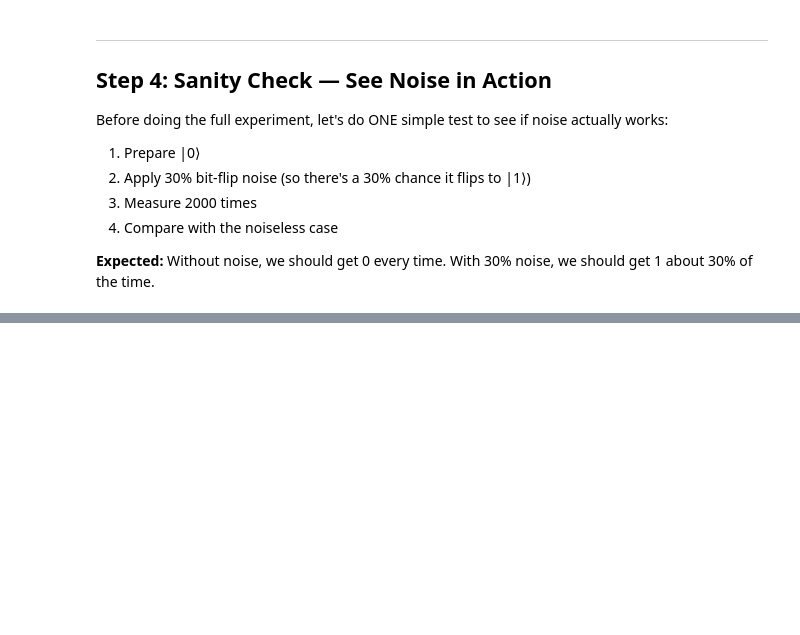
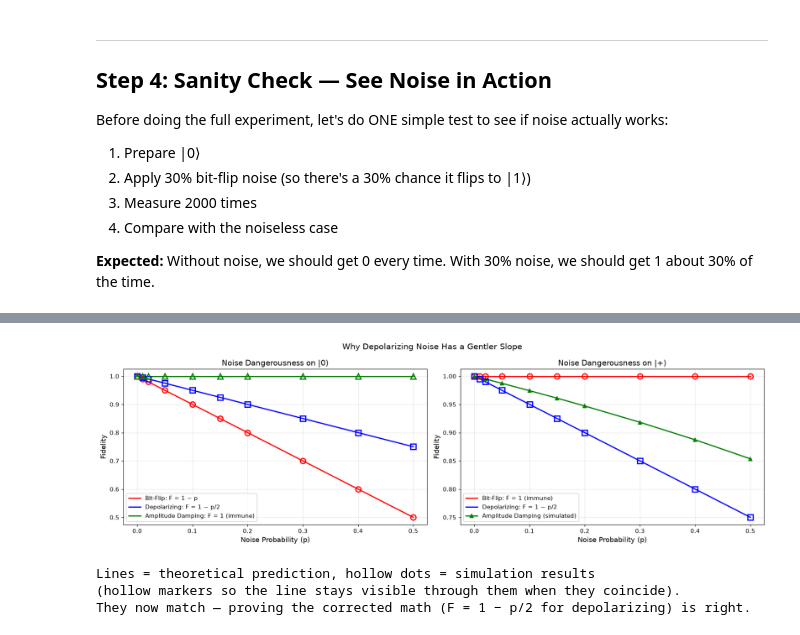
Before and after one commit to Suman-Maitreya/quantum-error-correction-simulation, a Jupyter notebook: Phase1_Noise_Simulation.ipynb, the cells around one changed output, grey strips where cells are left out. Drawn from its saved outputs; the diff is of its cells as text; code cells hidden in the pictures; blank space fills up the shorter version.

```diff
--- a/Phase1_Noise_Simulation.ipynb
+++ b/Phase1_Noise_Simulation.ipynb
@@ -322,0 +391,72 @@ print('• Depolarizing: ALL states get damaged — its the most destructive noi
+# %%
+# === THEORETICAL FIDELITY FORMULAS ===
+# Let's compute the exact theoretical fidelity for each noise type on each state
+# and compare with our simulation results to prove the math is correct.
+
+p_values = np.linspace(0, 0.50, 100)   # Smooth curve from 0% to 50%
+
+# Theoretical fidelity formulas:
+# Bit-Flip on |0⟩ or |1⟩:  F = 1 - p       (full damage)
+# Bit-Flip on |+⟩ or |−⟩:  F = 1.0          (immune)
+# Depolarizing on any state: F = 1 - p/2     (reduced damage — see Step 6 for why)
+# Amplitude Damping on |0⟩:  F = 1.0          (immune)
+# Amplitude Damping on |1⟩:  F = 1 - gamma    (full decay)
+
+fig, axes = plt.subplots(1, 2, figsize=(16, 5))
+
+# --- LEFT PLOT: Compare slopes for |0⟩ across noise types ---
+ax = axes[0]
+ax.plot(p_values, 1 - p_values, 'r-', linewidth=2, label='Bit-Flip: F = 1 − p')
+ax.plot(p_values, 1 - p_values/2, 'b-', linewidth=2, label='Depolarizing: F = 1 − p/2')
+ax.plot(p_values, np.ones_like(p_values), 'g-', linewidth=2, label='Amplitude Damping: F = 1 (immune)')
+
+# Overlay simulation data points for |0⟩. Markers are hollow (facecolor='none') so
+# that where prediction and simulation coincide, the theory line stays visible
+# right through the middle of the marker instead of being hidden underneath it.
+for noise_type, color, marker in [('Bit-Flip', 'red', 'o'), ('Depolarizing', 'blue', 's'), ('Amplitude Damping', 'green', '^')]:
+    subset = results_table[(results_table.noise_type == noise_type) & (results_table.state == '|0⟩')]
+    ax.plot(subset.noise_prob, subset.fidelity, marker, color=color, markersize=9,
+            markerfacecolor='none', markeredgewidth=2)
+
+ax.set_xlabel('Noise Probability (p)', fontsize=12)
+ax.set_ylabel('Fidelity', fontsize=12)
+ax.set_title('Noise Dangerousness on |0⟩', fontsize=13)
+ax.legend(fontsize=10)
+ax.grid(alpha=0.3)
+
+# --- RIGHT PLOT: Compare slopes for |+⟩ across noise types ---
+ax = axes[1]
+ax.plot(p_values, np.ones_like(p_values), 'r-', linewidth=2, label='Bit-Flip: F = 1 (immune)')
+ax.plot(p_values, 1 - p_values/2, 'b-', linewidth=2, label='Depolarizing: F = 1 − p/2')
+
+# For amplitude damping on |+⟩, the formula is more complex:
+# F = (1 + sqrt(1 - gamma))^2 / 4 + (1 - sqrt(1 - gamma))^2 / 4 ...
+# We just use simulation data points here
+subset_ad = results_table[(results_table.noise_type == 'Amplitude Damping') & (results_table.state == '|+⟩')]
+ax.plot(subset_ad.noise_prob, subset_ad.fidelity, '^-', color='green', linewidth=2, label='Amplitude Damping (simulated)')
+
+# Overlay simulation data points for |+⟩ (hollow markers, same reasoning as above)
+for noise_type, color, marker in [('Bit-Flip', 'red', 'o'), ('Depolarizing', 'blue', 's')]:
+    subset = results_table[(results_table.noise_type == noise_type) & (results_table.state == '|+⟩')]
+    ax.plot(subset.noise_prob, subset.fidelity, marker, color=color, markersize=9,
+            markerfacecolor='none', markeredgewidth=2)
+
+ax.set_xlabel('Noise Probability (p)', fontsize=12)
+ax.set_ylabel('Fidelity', fontsize=12)
+ax.set_title('Noise Dangerousness on |+⟩', fontsize=13)
+ax.legend(fontsize=10)
+ax.grid(alpha=0.3)
+
+fig.suptitle('Why Depolarizing Noise Has a Gentler Slope', fontsize=14)
+fig.tight_layout()
+fig.savefig('outputs/Phase1_Noise_Simulation/noise_dangerousness_comparison.png', dpi=150, bbox_inches='tight')
+plt.show()
+
+print('Lines = theoretical prediction, hollow dots = simulation results')
+print('(hollow markers so the line stays visible through them when they coincide).')
+print('They now match — proving the corrected math (F = 1 − p/2 for depolarizing) is right.')
+# %% [output]
+[figure, added]
+Lines = theoretical prediction, hollow dots = simulation results
+(hollow markers so the line stays visible through them when they coincide).
+They now match — proving the corrected math (F = 1 − p/2 for depolarizing) is right.
```
Also changed, not shown: parts of 19 cells of this notebook, 5 other files.
